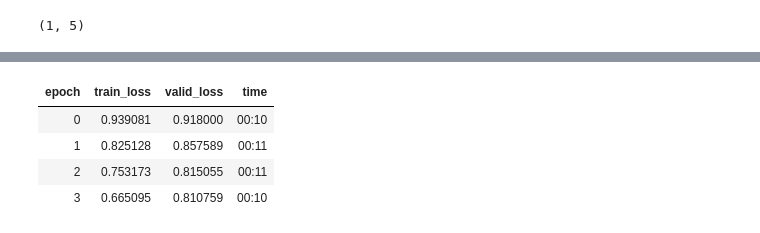
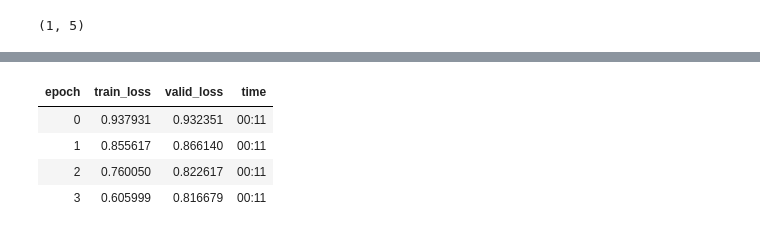
Before and after one commit to yasamanensafi/recommender_system, a Jupyter notebook: Recommender Systems.ipynb, the cells around one changed output, grey strips where cells are left out. Drawn from its saved outputs; the diff is of its cells as text; code cells hidden in the pictures.

```diff
--- a/Recommender Systems.ipynb
+++ b/Recommender Systems.ipynb
@@ -323,9 +209,9 @@ LR Finder is complete, type {learner_name}.recorder.plot() to see the graph.
 # %%
 # Train our model using the fit_one_cycle method
-learn.fit_one_cycle(4, 5e-3)
+learn.fit_one_cycle(4, 1e-02)
 # %% [output]
 | epoch | train_loss | valid_loss | time |
-| 0 | 0.939081 | 0.918000 | 00:10 |
-| 1 | 0.825128 | 0.857589 | 00:11 |
-| 2 | 0.753173 | 0.815055 | 00:11 |
-| 3 | 0.665095 | 0.810759 | 00:10 |
+| 0 | 0.937931 | 0.932351 | 00:11 |
+| 1 | 0.855617 | 0.866140 | 00:11 |
+| 2 | 0.760050 | 0.822617 | 00:11 |
+| 3 | 0.605999 | 0.816679 | 00:11 |
```
Also changed, not shown: parts of 90 cells of this notebook.
